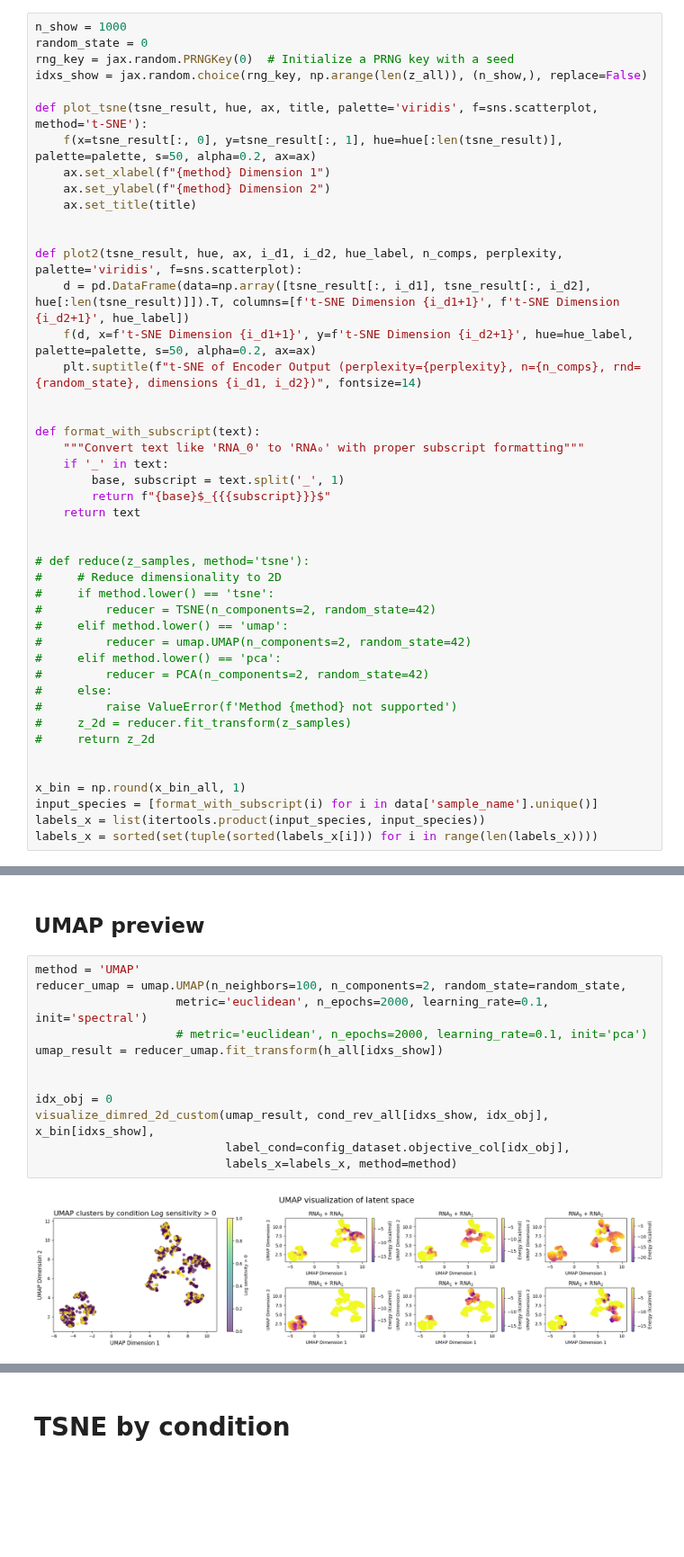
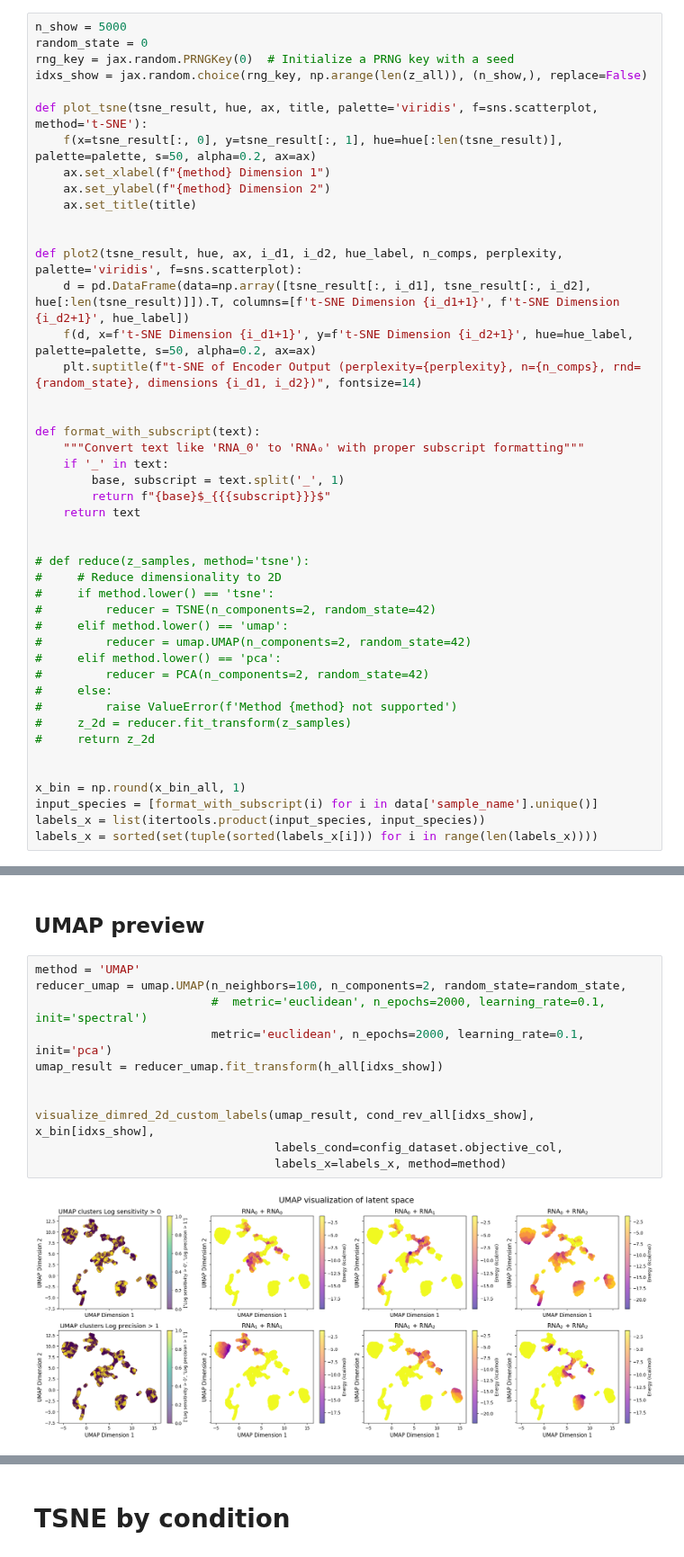
Before and after one commit to olive004/EvoScaper, a Jupyter notebook: notebooks/04_latent.ipynb, the cells around one changed output, grey strips where cells are left out. Shown at 90% size. Drawn from its saved outputs; the diff is of its cells as text; blank space fills up the shorter version.

Commit message:
pca + umap + tsne preview

```diff
--- a/notebooks/04_latent.ipynb
+++ b/notebooks/04_latent.ipynb
@@ -124,7 +124,7 @@ if plot_energy_spaces:
 # %% [markdown]
 # Latent clusters preview
 # %%
-n_show = 1000
+n_show = 5000
 random_state = 0
 rng_key = jax.random.PRNGKey(0)  # Initialize a PRNG key with a seed
 idxs_show = jax.random.choice(rng_key, np.arange(len(z_all)), (n_show,), replace=False)
@@ -222,14 +310,13 @@ visualize_dimred_2d_custom(tsne_result_2, cond_rev_all[idxs_show, idx_obj], x_bi
 # %%
 method = 'UMAP'
 reducer_umap = umap.UMAP(n_neighbors=100, n_components=2, random_state=random_state,
-                    metric='euclidean', n_epochs=2000, learning_rate=0.1, init='spectral')
-                    # metric='euclidean', n_epochs=2000, learning_rate=0.1, init='pca')
+                         #  metric='euclidean', n_epochs=2000, learning_rate=0.1, init='spectral')
+                         metric='euclidean', n_epochs=2000, learning_rate=0.1, init='pca')
 umap_result = reducer_umap.fit_transform(h_all[idxs_show])
 
 
-idx_obj = 0
-visualize_dimred_2d_custom(umap_result, cond_rev_all[idxs_show, idx_obj], x_bin[idxs_show],
-                           label_cond=config_dataset.objective_col[idx_obj],
-                           labels_x=labels_x, method=method)
+visualize_dimred_2d_custom_labels(umap_result, cond_rev_all[idxs_show], x_bin[idxs_show],
+                                  labels_cond=config_dataset.objective_col,
+                                  labels_x=labels_x, method=method)
 # %% [output]
-[figure, old version]
+[figure, new version]
```
Also changed, not shown: parts of 6 cells of this notebook.
